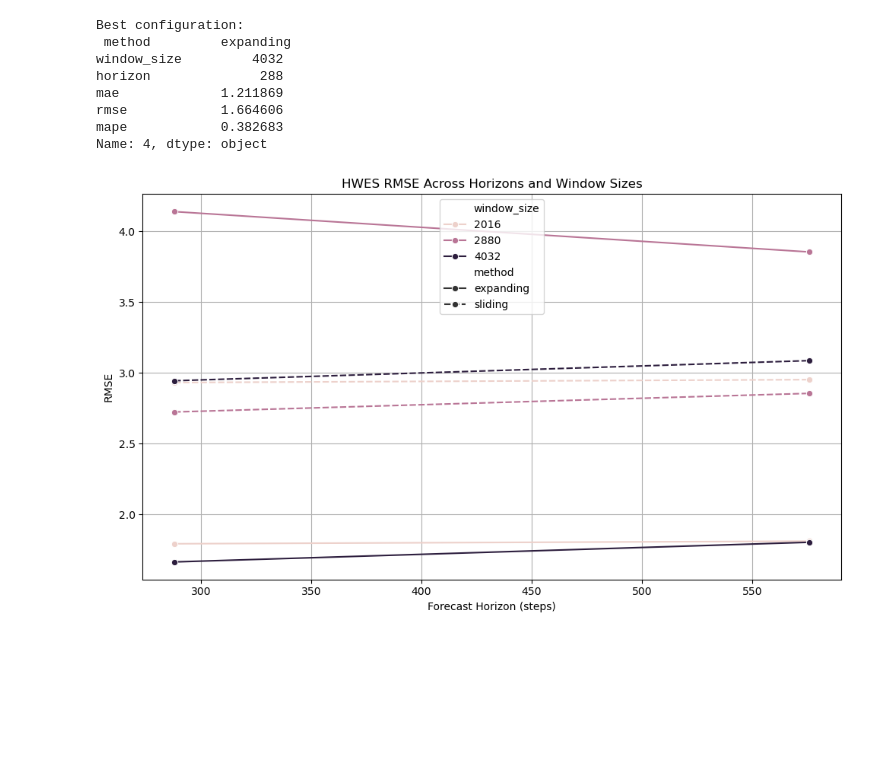
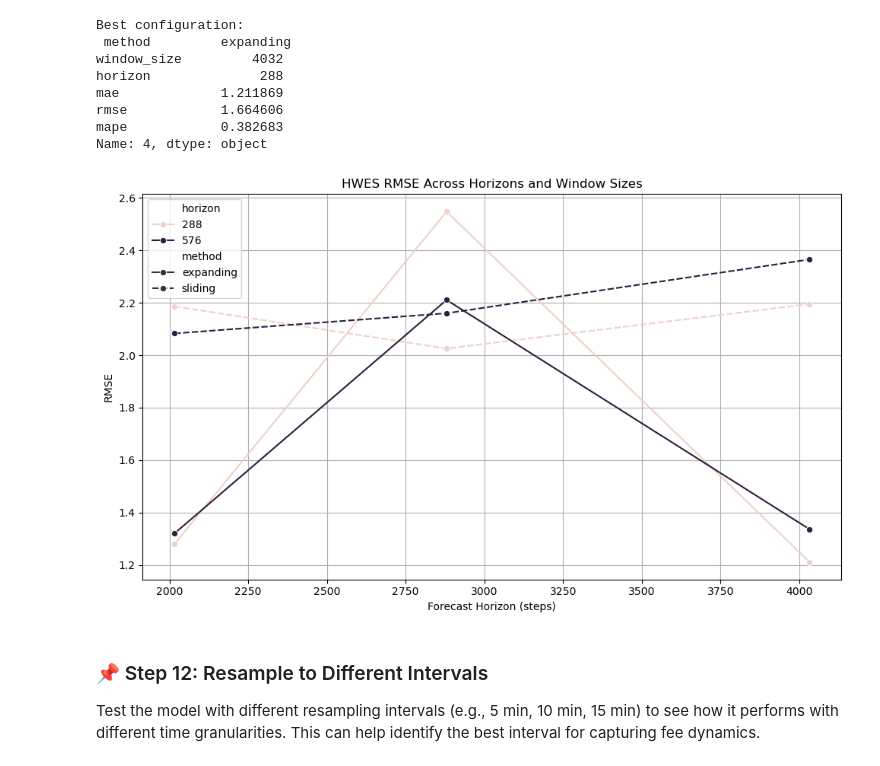
Before and after one commit to UBC-MDS/Capstone_SatCast_Trilemma, a Jupyter notebook: analysis/baseline_hwes.ipynb, the cells around one changed output. Saved outputs shown, nothing was run; the diff lists cells and outputs as text; code cells hidden in the pictures; blank space fills up the shorter version.

Commit message:
interval analysis added, charts for presentation generated

```diff
--- a/analysis/baseline_hwes.ipynb
+++ b/analysis/baseline_hwes.ipynb
@@ -378,12 +378,12 @@ all_results_df[all_results_df.isna().any(axis=1)]
 |  | train_end | mae | rmse | mape | window_size | horizon | method |
 # %%
 # Summarize error metrics by config
-summary = (
+train_test_summary = (
     all_results_df.groupby(["method", "window_size", "horizon"])
     .agg({"mae": "mean", "rmse": "mean", "mape": "mean"})
     .reset_index()
 )
-summary
+train_test_summary
 # %% [output]
 |  | method | window_size | horizon | mae | rmse | mape |
 | 0 | expanding | 2016 | 288 | 1.279992 | 1.793158 | 0.432956 |
@@ -414,12 +414,16 @@ Name: 4, dtype: object
 # %%
 # RMSE plot across window/horizon
 plt.figure(figsize=(10, 6))
-sns.lineplot(data=summary, x="horizon", y="rmse", hue="window_size", style="method", marker="o")
+sns.lineplot(data=summary, x="window_size", y="mae", hue="horizon", style="method", marker="o")
 plt.title("HWES RMSE Across Horizons and Window Sizes")
 plt.xlabel("Forecast Horizon (steps)")
 plt.ylabel("RMSE")
 plt.grid(True)
 plt.tight_layout()
 plt.show()
 # %% [output]
-[figure, old version]
+[figure, new version]
+# %% [markdown]
+### 📌 Step 12: Resample to Different Intervals
+
+Test the model with different resampling intervals (e.g., 5 min, 10 min, 15 min) to see how it performs with different time granularities. This can help identify the best interval for capturing fee dynamics.
```
Also changed, not shown: parts of 13 cells of this notebook, 3 other files.
